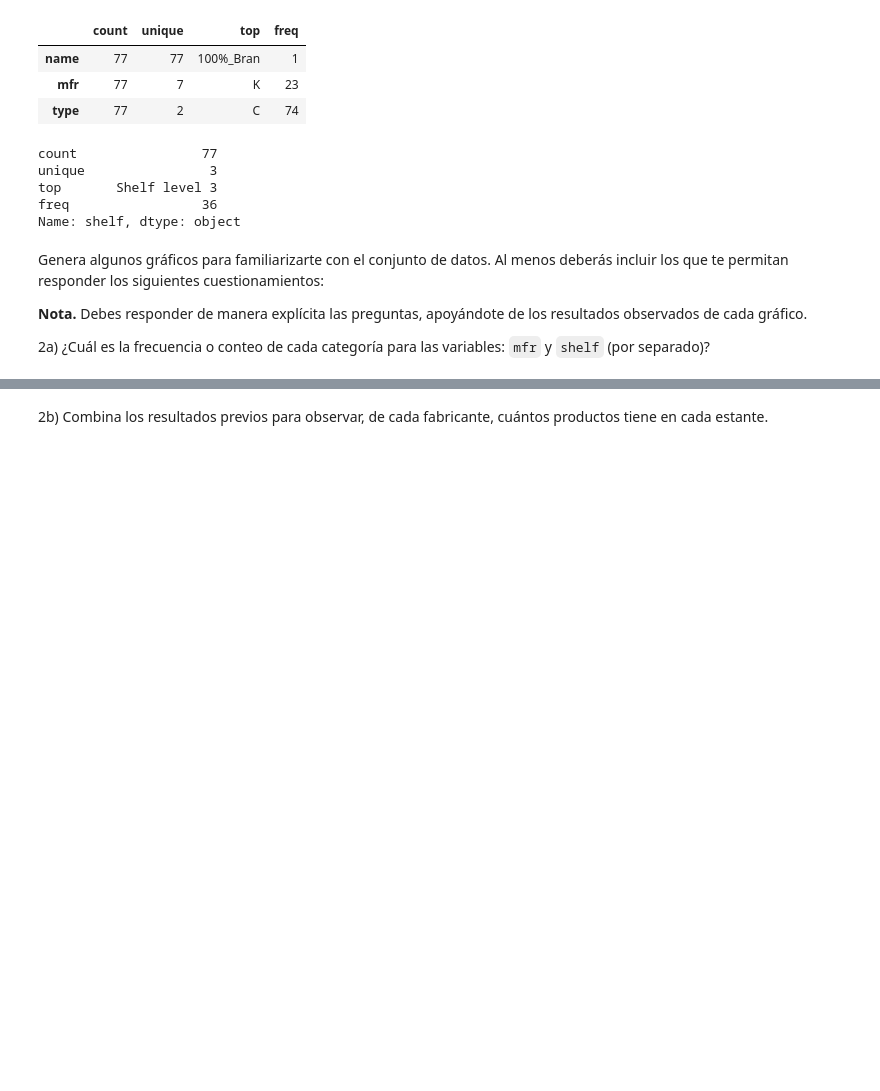
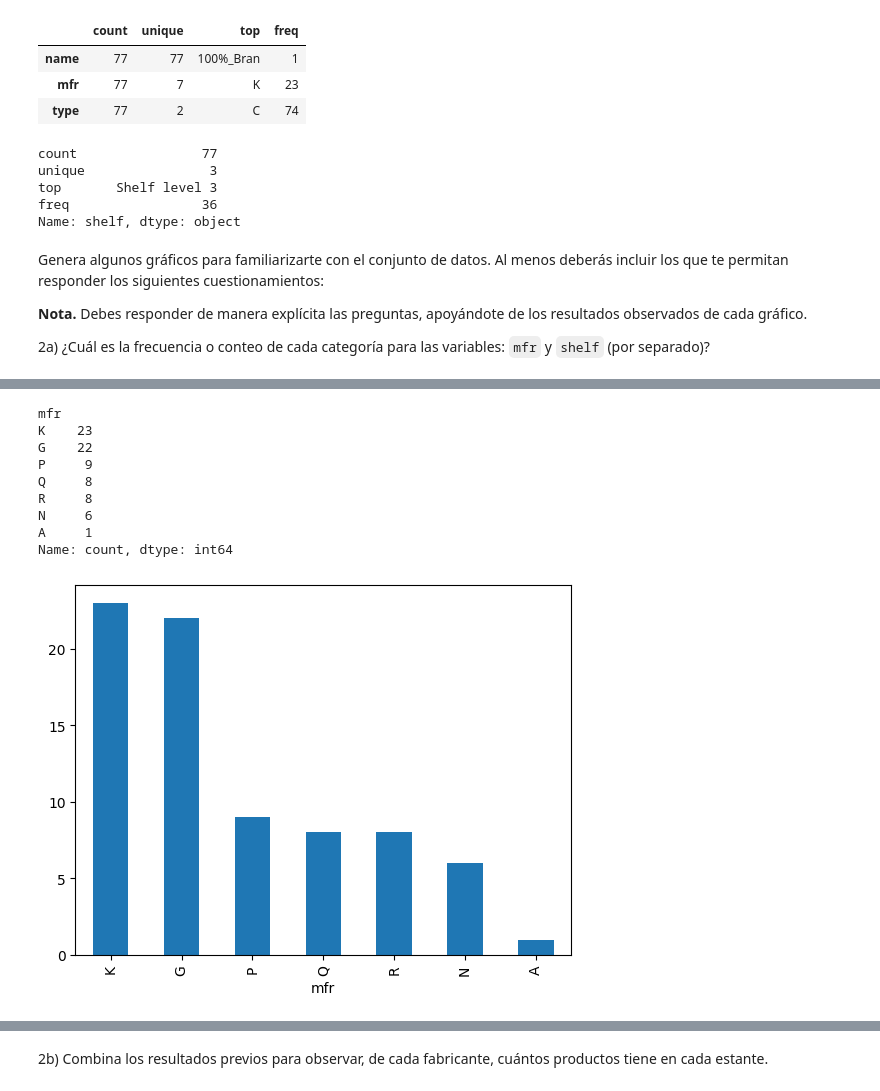
Before and after one commit to alexgarma/TC4029-ciencia-y-analitica-de-datos-equipo83, a Jupyter notebook: notebooks/Actividad7PCA_Equipo83.ipynb, the cells around one changed output, grey strips where cells are left out. Drawn from its saved outputs; the diff is of its cells as text; code cells hidden in the pictures; blank space fills up the shorter version.

```diff
--- a/notebooks/Actividad7PCA_Equipo83.ipynb
+++ b/notebooks/Actividad7PCA_Equipo83.ipynb
@@ -196,0 +211,13 @@ Genera algunos gráficos para familiarizarte con el conjunto de datos. Al menos
+# %%
+plot_categorial(df=cereals_df_copy,col_name='mfr')
+# %% [output]
+mfr
+K    23
+G    22
+P     9
+Q     8
+R     8
+N     6
+A     1
+Name: count, dtype: int64
+[figure, added]
```
Also changed, not shown: parts of 18 cells of this notebook.
